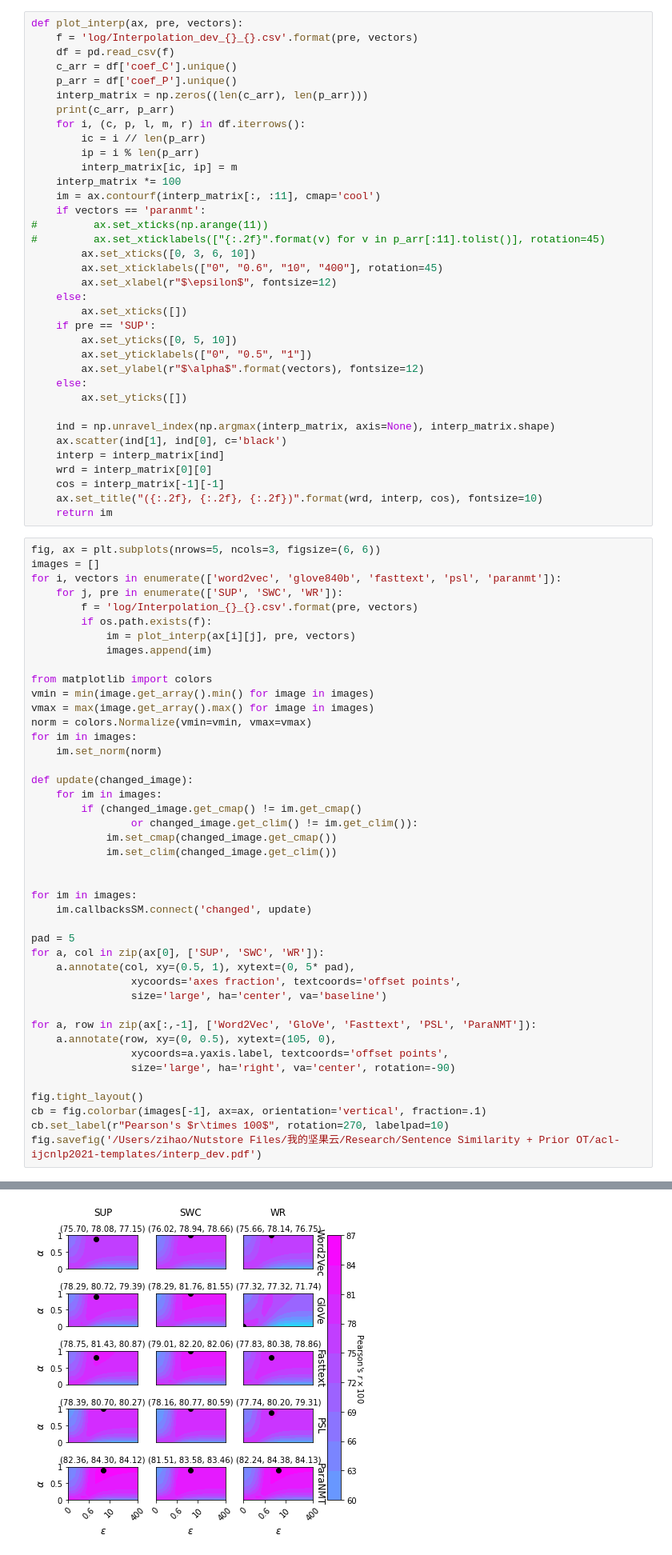
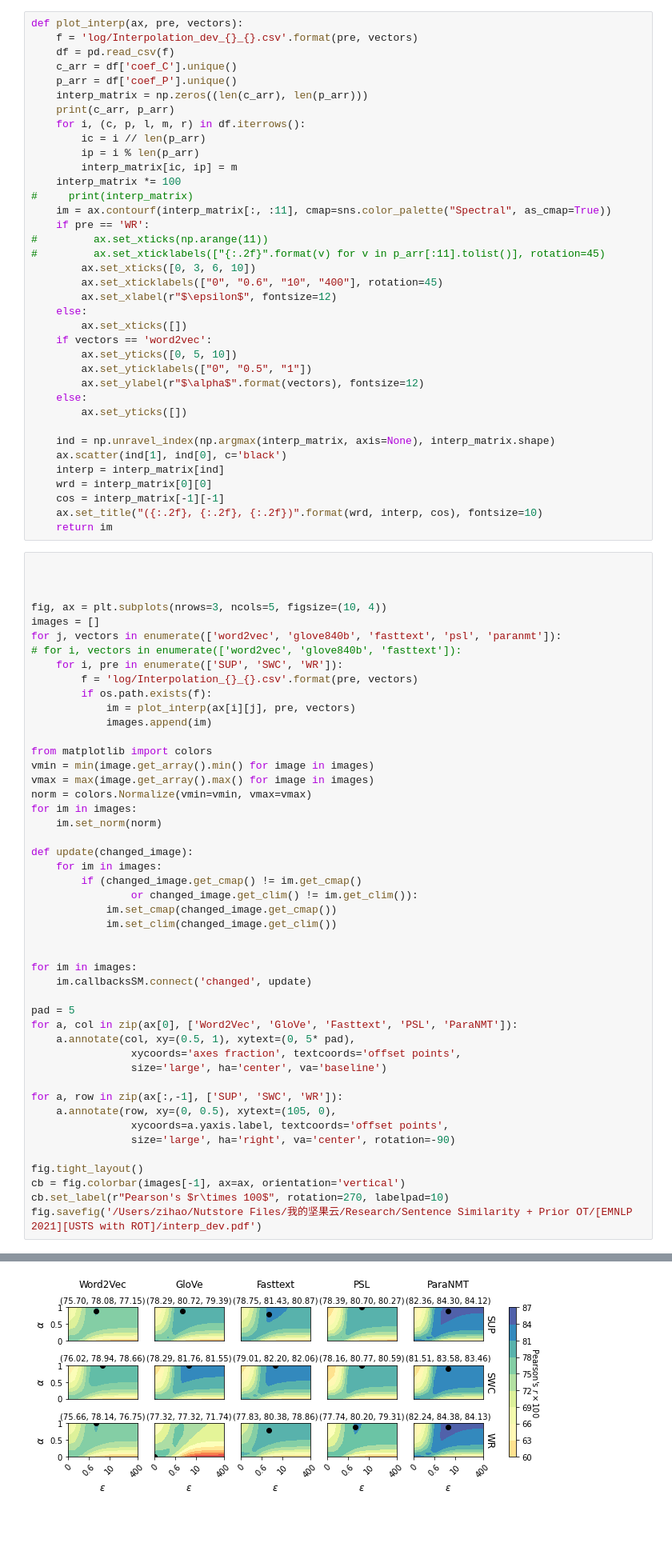
Before and after one commit to zihao-wang/rots, a Jupyter notebook: plot.ipynb, the cells around one changed output, grey strips where cells are left out. Shown: that part at 80% size. Drawn from its saved outputs; the diff is of its cells as text; blank space fills up the shorter version.

```diff
--- a/plot.ipynb
+++ b/plot.ipynb
@@ -32,8 +34,9 @@ def plot_interp(ax, pre, vectors):
         ip = i % len(p_arr)
         interp_matrix[ic, ip] = m
     interp_matrix *= 100
-    im = ax.contourf(interp_matrix[:, :11], cmap='cool')
-    if vectors == 'paranmt':
+#     print(interp_matrix)
+    im = ax.contourf(interp_matrix[:, :11], cmap=sns.color_palette("Spectral", as_cmap=True))
+    if pre == 'WR':
 #         ax.set_xticks(np.arange(11))
 #         ax.set_xticklabels(["{:.2f}".format(v) for v in p_arr[:11].tolist()], rotation=45)
         ax.set_xticks([0, 3, 6, 10])
@@ -41,7 +44,7 @@ def plot_interp(ax, pre, vectors):
         ax.set_xlabel(r"$\epsilon$", fontsize=12)
     else:
         ax.set_xticks([])
-    if pre == 'SUP':
+    if vectors == 'word2vec':
         ax.set_yticks([0, 5, 10])
         ax.set_yticklabels(["0", "0.5", "1"])
         ax.set_ylabel(r"$\alpha$".format(vectors), fontsize=12)
@@ -56,10 +59,14 @@ def plot_interp(ax, pre, vectors):
     ax.set_title("({:.2f}, {:.2f}, {:.2f})".format(wrd, interp, cos), fontsize=10)
     return im
 # %%
-fig, ax = plt.subplots(nrows=5, ncols=3, figsize=(6, 6))
+
+
+
+fig, ax = plt.subplots(nrows=3, ncols=5, figsize=(10, 4))
 images = []
-for i, vectors in enumerate(['word2vec', 'glove840b', 'fasttext', 'psl', 'paranmt']):
-    for j, pre in enumerate(['SUP', 'SWC', 'WR']):
+for j, vectors in enumerate(['word2vec', 'glove840b', 'fasttext', 'psl', 'paranmt']):
+# for i, vectors in enumerate(['word2vec', 'glove840b', 'fasttext']):
+    for i, pre in enumerate(['SUP', 'SWC', 'WR']):
         f = 'log/Interpolation_{}_{}.csv'.format(pre, vectors)
         if os.path.exists(f):
             im = plot_interp(ax[i][j], pre, vectors)
@@ -84,39 +91,39 @@ for im in images:
     im.callbacksSM.connect('changed', update)
 
 pad = 5
-for a, col in zip(ax[0], ['SUP', 'SWC', 'WR']):
+for a, col in zip(ax[0], ['Word2Vec', 'GloVe', 'Fasttext', 'PSL', 'ParaNMT']):
     a.annotate(col, xy=(0.5, 1), xytext=(0, 5* pad),
                 xycoords='axes fraction', textcoords='offset points',
                 size='large', ha='center', va='baseline')
 
-for a, row in zip(ax[:,-1], ['Word2Vec', 'GloVe', 'Fasttext', 'PSL', 'ParaNMT']):
+for a, row in zip(ax[:,-1], ['SUP', 'SWC', 'WR']):
     a.annotate(row, xy=(0, 0.5), xytext=(105, 0),
                 xycoords=a.yaxis.label, textcoords='offset points',
                 size='large', ha='right', va='center', rotation=-90)
 
 fig.tight_layout()
-cb = fig.colorbar(images[-1], ax=ax, orientation='vertical', fraction=.1)
+cb = fig.colorbar(images[-1], ax=ax, orientation='vertical')
 cb.set_label(r"Pearson's $r\times 100$", rotation=270, labelpad=10)
-fig.savefig('/Users/zihao/Nutstore Files/我的坚果云/Research/Sentence Similarity + Prior OT/acl-ijcnlp2021-templates/interp_dev.pdf')
+fig.savefig('/Users/zihao/Nutstore Files/我的坚果云/Research/Sentence Similarity + Prior OT/[EMNLP 2021][USTS with ROT]/interp_dev.pdf')
 # %% [output]
 [0.  0.1 0.2 0.3 0.4 0.5 0.6 0.7 0.8 0.9 1. ] [0.00000000e+00 1.00000000e-01 2.51188643e-01 6.30957344e-01
  1.58489319e+00 3.98107171e+00 1.00000000e+01 2.51188643e+01
  6.30957344e+01 1.58489319e+02 3.98107171e+02]
 [0.  0.1 0.2 0.3 0.4 0.5 0.6 0.7 0.8 0.9 1. ] [0.00000000e+00 1.00000000e-01 2.51188643e-01 6.30957344e-01
  1.58489319e+00 3.98107171e+00 1.00000000e+01 2.51188643e+01
  6.30957344e+01 1.58489319e+02 3.98107171e+02]
 [0.  0.1 0.2 0.3 0.4 0.5 0.6 0.7 0.8 0.9 1. ] [0.00000000e+00 1.00000000e-01 2.51188643e-01 6.30957344e-01
  1.58489319e+00 3.98107171e+00 1.00000000e+01 2.51188643e+01
  6.30957344e+01 1.58489319e+02 3.98107171e+02]
 [0.  0.1 0.2 0.3 0.4 0.5 0.6 0.7 0.8 0.9 1. ] [0.00000000e+00 1.00000000e-01 2.51188643e-01 6.30957344e-01
  1.58489319e+00 3.98107171e+00 1.00000000e+01 2.51188643e+01
  6.30957344e+01 1.58489319e+02 3.98107171e+02]
 ... (29 lines left out)
  6.30957344e+01 1.58489319e+02 3.98107171e+02]
 [0.  0.1 0.2 0.3 0.4 0.5 0.6 0.7 0.8 0.9 1. ] [0.00000000e+00 1.00000000e-01 2.51188643e-01 6.30957344e-01
  1.58489319e+00 3.98107171e+00 1.00000000e+01 2.51188643e+01
  6.30957344e+01 1.58489319e+02 3.98107171e+02]
-[figure, old version]
+[figure, new version]
 # %%
 def get_subtable(df, word_vector, merge_STS=False):
     sdf = df[df['word vector'] == word_vector]
```
Also changed, not shown: parts of 6 cells of this notebook, 22 other files.
